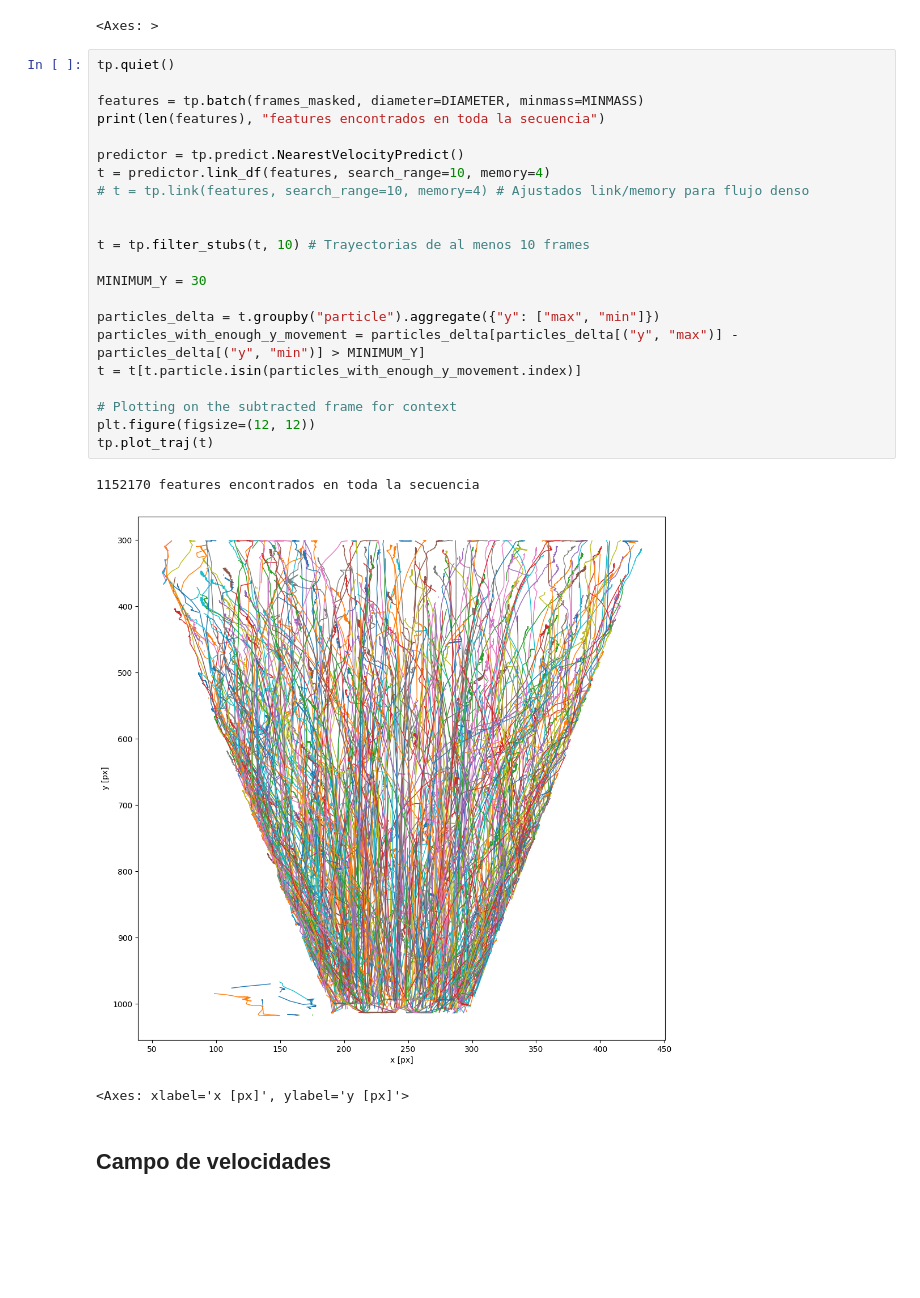
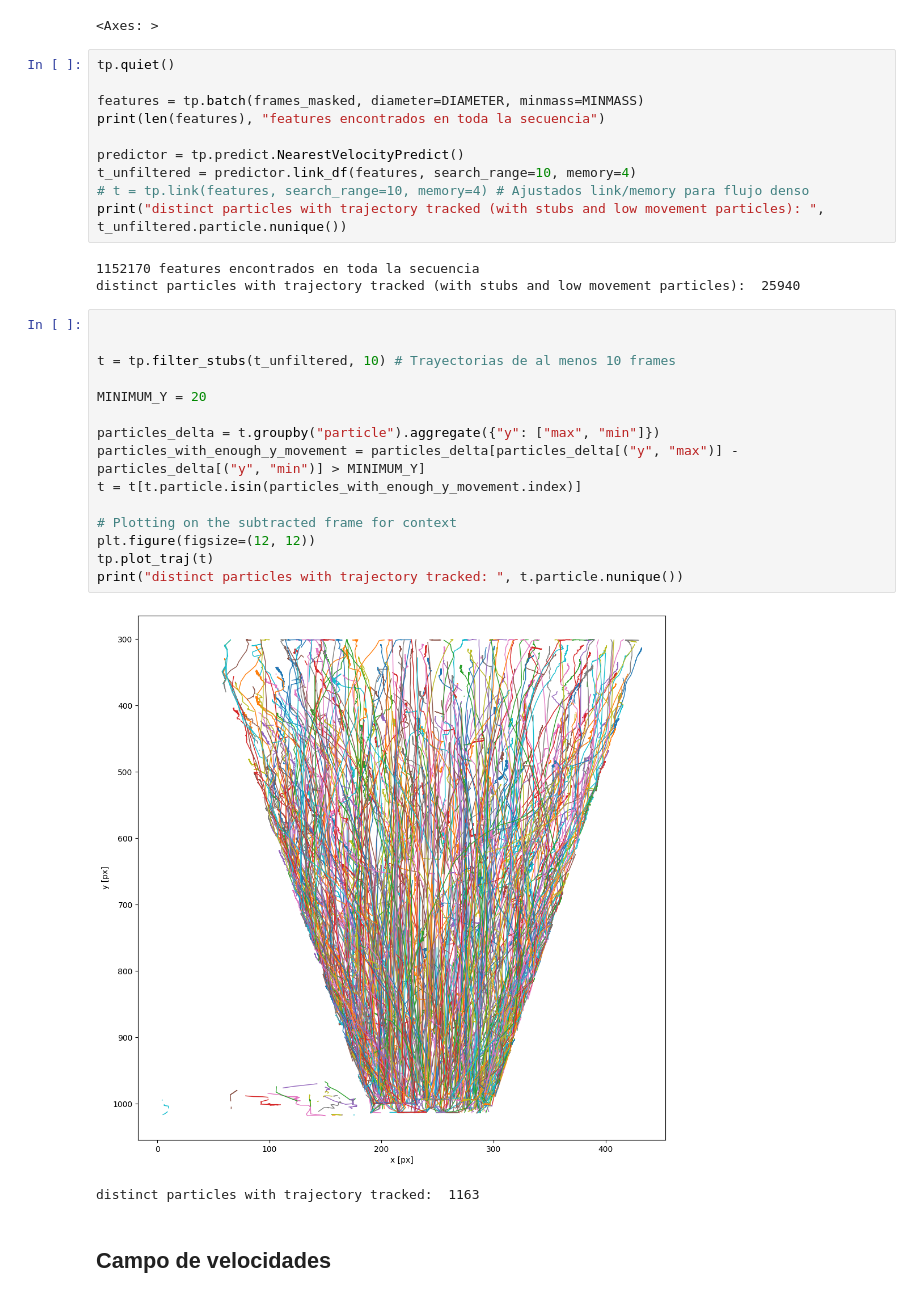
Before and after one commit to LijsTh/Hidrogel-Lab, a Jupyter notebook: main.ipynb, the cells around one changed output. Cells and saved outputs as stored; diff of their text form; blank space fills up the shorter version.

```diff
--- a/main.ipynb
+++ b/main.ipynb
@@ -147,32 +147,37 @@ tp.annotate(test_features, frames_masked[500])
 # %% [output]
 [figure]
 <Axes: >
+# %%
+tp.quiet()
+
+features = tp.batch(frames_masked, diameter=DIAMETER, minmass=MINMASS)
+print(len(features), "features encontrados en toda la secuencia")
+
+predictor = tp.predict.NearestVelocityPredict()
+t_unfiltered = predictor.link_df(features, search_range=10, memory=4)
+# t = tp.link(features, search_range=10, memory=4) # Ajustados link/memory para flujo denso
+print("distinct particles with trajectory tracked (with stubs and low movement particles): ", t_unfiltered.particle.nunique())
+# %% [output]
+1152170 features encontrados en toda la secuencia
+distinct particles with trajectory tracked (with stubs and low movement particles):  25940
 # %%
-tp.quiet()
-
-features = tp.batch(frames_masked, diameter=DIAMETER, minmass=MINMASS)
-print(len(features), "features encontrados en toda la secuencia")
-
-predictor = tp.predict.NearestVelocityPredict()
-t = predictor.link_df(features, search_range=10, memory=4)
-# t = tp.link(features, search_range=10, memory=4) # Ajustados link/memory para flujo denso
 
 
-t = tp.filter_stubs(t, 10) # Trayectorias de al menos 10 frames
+t = tp.filter_stubs(t_unfiltered, 10) # Trayectorias de al menos 10 frames
 
-MINIMUM_Y = 30
+MINIMUM_Y = 20
 
 particles_delta = t.groupby("particle").aggregate({"y": ["max", "min"]})
 particles_with_enough_y_movement = particles_delta[particles_delta[("y", "max")] - particles_delta[("y", "min")] > MINIMUM_Y]
 t = t[t.particle.isin(particles_with_enough_y_movement.index)]
 
 # Plotting on the subtracted frame for context
 plt.figure(figsize=(12, 12))
 tp.plot_traj(t)
+print("distinct particles with trajectory tracked: ", t.particle.nunique())
 # %% [output]
+[figure, new version]
-1152170 features encontrados en toda la secuencia
+distinct particles with trajectory tracked:  1163
-[figure, old version]
-<Axes: xlabel='x [px]', ylabel='y [px]'>
 # %% [markdown]
 ## Campo de velocidades
 # %% [markdown]
```
Also changed, not shown: parts of 7 cells of this notebook, 2 other files.
